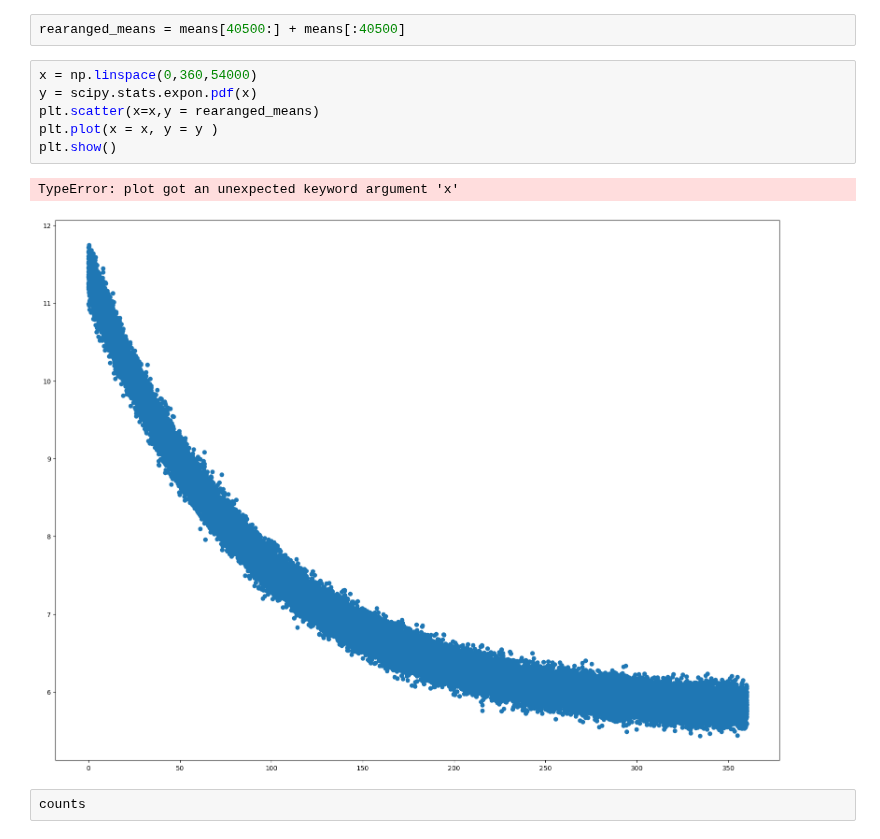
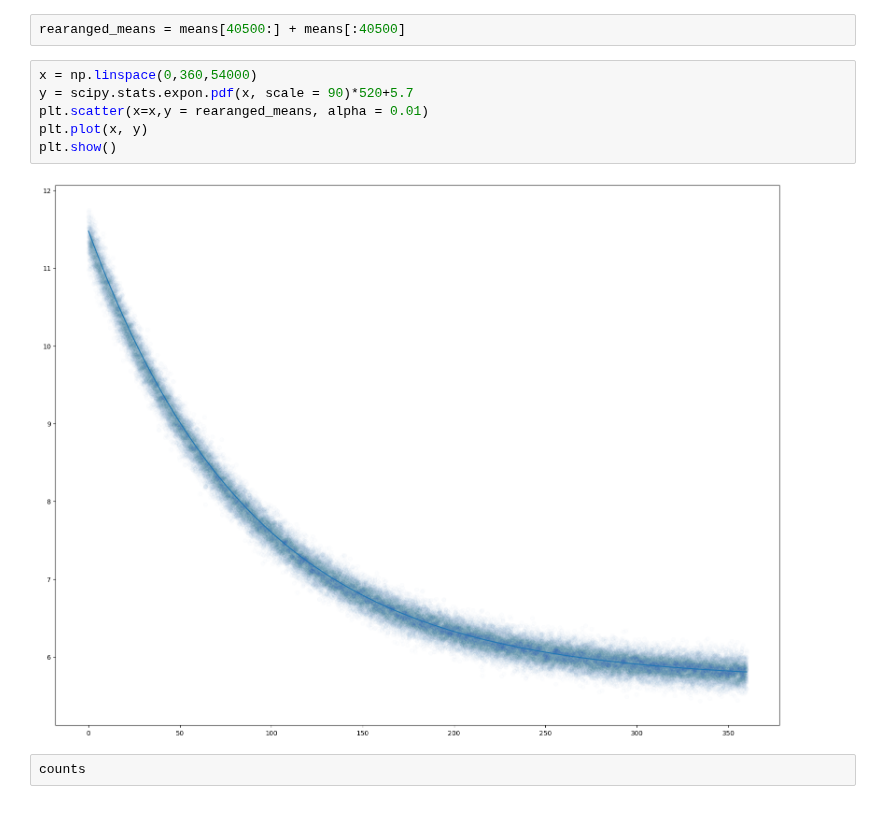
Before and after one commit to WyattOtsuka/PHYS434, a Jupyter notebook: lab4.ipynb, the cells around one changed output. Drawn from its saved outputs; the diff is of its cells as text.

Commit message:
adjusted exponential overlay on problem 1

```diff
--- a/lab4.ipynb
+++ b/lab4.ipynb
@@ -71,12 +71,11 @@ plt.show()
 rearanged_means = means[40500:] + means[:40500]
 # %%
 x = np.linspace(0,360,54000)
-y = scipy.stats.expon.pdf(x)
-plt.scatter(x=x,y = rearanged_means)
-plt.plot(x = x, y = y )
+y = scipy.stats.expon.pdf(x, scale = 90)*520+5.7
+plt.scatter(x=x,y = rearanged_means, alpha = 0.01)
+plt.plot(x, y)
 plt.show()
 # %% [output]
-TypeError: plot got an unexpected keyword argument 'x'
-[figure, old version]
+[figure, new version]
 # %%
 counts
```
Also changed, not shown: parts of 1 cell of this notebook.
